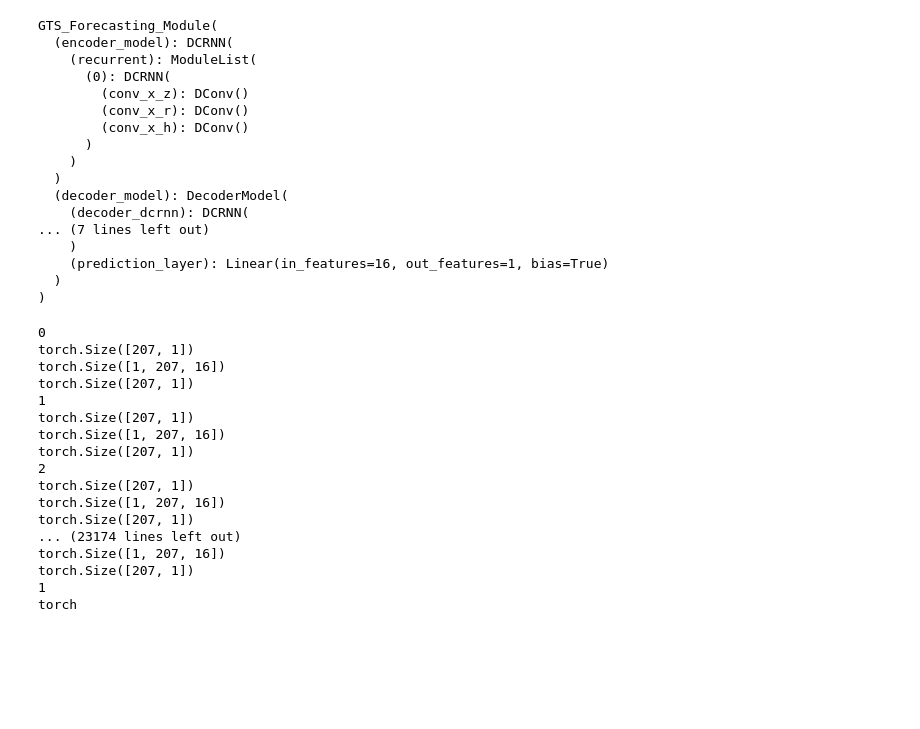
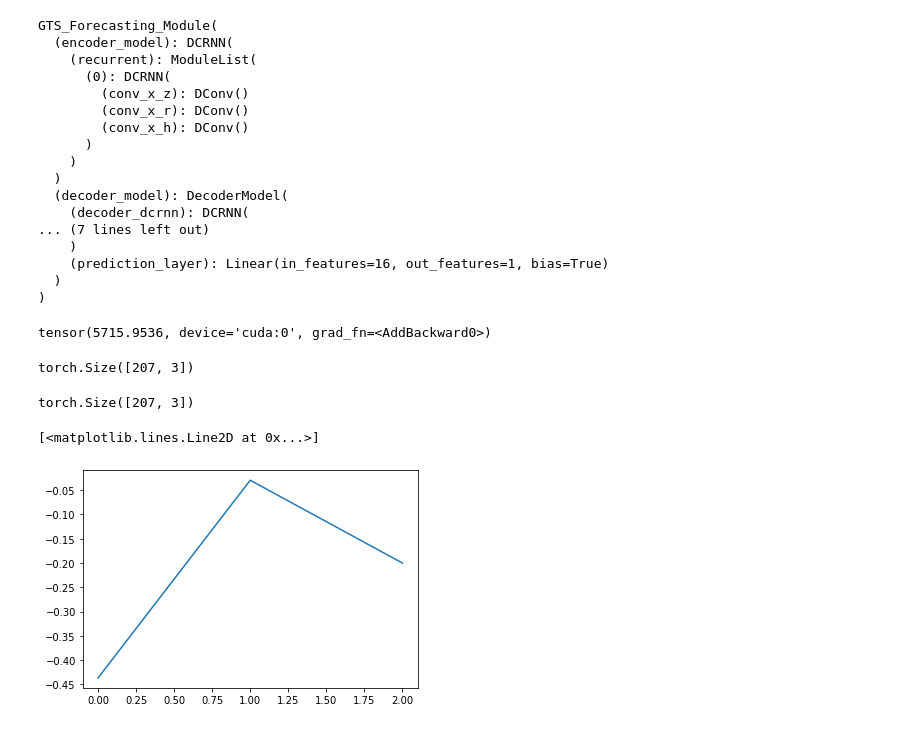
Before and after one commit to Kim-Ju-Hyeon/GSL, a Jupyter notebook: DCRNN_Decoder_Test.ipynb, the cells around one changed output. Drawn from its saved outputs; the diff is of its cells as text; code cells hidden in the pictures; blank space fills up the shorter version.

```diff
--- a/DCRNN_Decoder_Test.ipynb
+++ b/DCRNN_Decoder_Test.ipynb
@@ -108,12 +118,11 @@ class GTS_Forecasting_Module(nn.Module):
 
         # DCRNN decoder
         outputs = []
-        decoder_input = torch.zeros((self.nodes_num, 1))
+        decoder_input = torch.zeros((self.nodes_num, 1)).to('cuda')
 
         decoder_hidden_state = encoder_hidden_state
         for j in range(self.decoder_step):
             output, decoder_hidden_state = self.decoder_model(decoder_input, adj_matrix, decoder_hidden_state, weight_matrix)
-            print(output.shape)
             outputs.append(output)
 
             decoder_input = targets[:,j].unsqueeze(dim=-1)
@@ -122,3 +131,5 @@ class GTS_Forecasting_Module(nn.Module):
         return outputs
 # %%
 model = GTS_Forecasting_Module(config)
+# %%
+model = model.to('cuda')
@@ -125,6 +156,6 @@ model = GTS_Forecasting_Module(config)
 # %%
 optimizer = torch.optim.Adam(model.parameters(), lr=0.01)
-loss_fnc = nn.L1Loss()
+loss_fnc = nn.L1Loss().to('cuda')
 model.train()
 # %% [output]
 GTS_Forecasting_Module(
@@ -149,26 +180,25 @@ for epoch in range(2):
     loss = 0
 
     for batch in dataset:
-        input_x = batch.x[:,0,:]
-        target = batch.y
+        input_x = batch.x[:,0,:].to('cuda')
+        target = batch.y.to('cuda')
 
-        y_hat = model(input_x, adj_matrix = batch.edge_index, targets=target)
+        y_hat = model(input_x, adj_matrix = batch.edge_index.to('cuda'), targets=target)
         loss = loss + loss_fnc(y_hat, target)
-# %% [output]
-0
-torch.Size([207, 1])
-torch.Size([1, 207, 16])
-torch.Size([207, 1])
-1
-torch.Size([207, 1])
-torch.Size([1, 207, 16])
-torch.Size([207, 1])
-2
-torch.Size([207, 1])
-torch.Size([1, 207, 16])
-torch.Size([207, 1])
-... (23174 lines left out)
-torch.Size([1, 207, 16])
-torch.Size([207, 1])
-1
-torch
+# %%
+loss
+# %% [output]
+tensor(5715.9536, device='cuda:0', grad_fn=<AddBackward0>)
+# %%
+y_hat.shape
+# %% [output]
+torch.Size([207, 3])
+# %%
+target.shape
+# %% [output]
+torch.Size([207, 3])
+# %%
+plt.plot(target[5,:].cpu())
+# %% [output]
+[<matplotlib.lines.Line2D at 0x...>]
+[figure, added]
```
Also changed, not shown: parts of 10 cells of this notebook, 1 other file.
